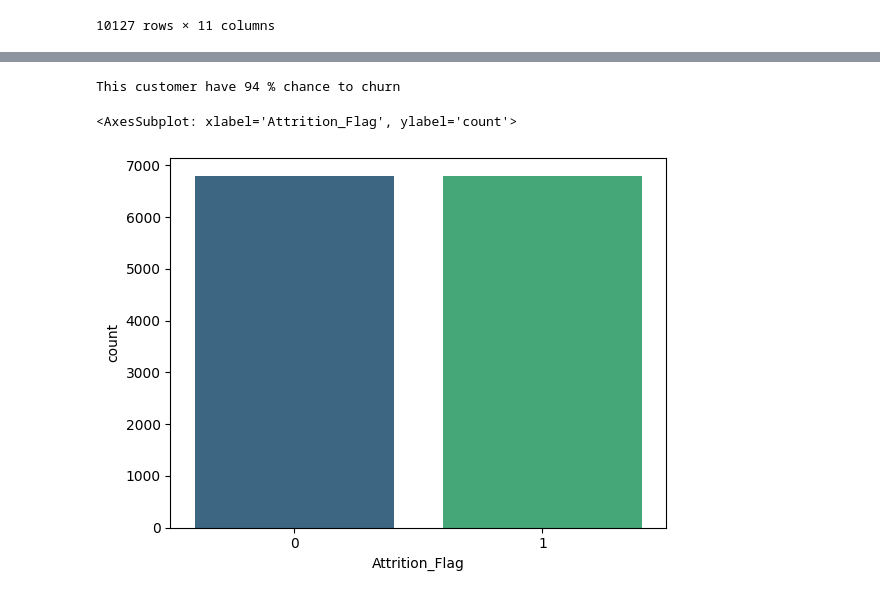
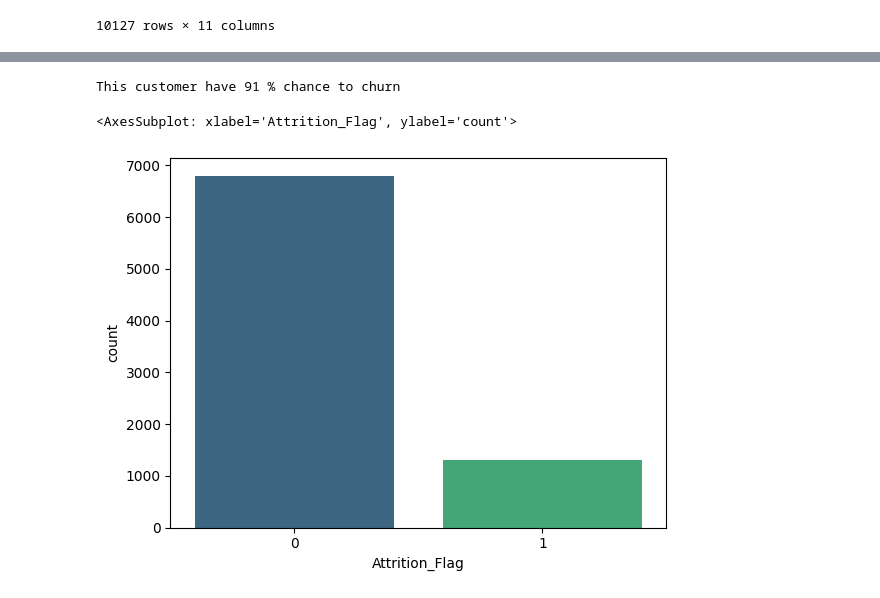
Before and after one commit to Coder-Python/churn-prediction, a Jupyter notebook: 1.ML Sebastien/ML_Classifier_Sebastien.ipynb, the cells around one changed output, grey strips where cells are left out. Cells and saved outputs as stored; diff of their text form; code cells hidden in the pictures.

```diff
--- a/1.ML Sebastien/ML_Classifier_Sebastien.ipynb
+++ b/1.ML Sebastien/ML_Classifier_Sebastien.ipynb
@@ -44,20 +44,14 @@ X
 # eXtreme Gradient Boost Classifier
 from sklearn.model_selection import train_test_split
 from sklearn.metrics import confusion_matrix, classification_report
-from imblearn.over_sampling import RandomOverSampler
 import xgboost as xgb
 
 # Split the data
 X_train, X_test, y_train, y_test = train_test_split(X, y, test_size=0.2, random_state=42)
 
-# Create an instance of RandomOverSampler
-ros = RandomOverSampler(random_state=42)
-
-# Resample the dataset
-X_train_res, y_train_res = ros.fit_resample(X_train, y_train)
-
 # Initializing the xgboost model
 xgb = xgb.XGBClassifier(
+    scale_pos_weight=5.25,
     learning_rate=0.05,
     max_depth=4,
     min_child_weight=1,
@@ -69,7 +63,10 @@ xgb = xgb.XGBClassifier(
 )
 
 # Fitting the model to the training data
-xgb.fit(X_train_res, y_train_res)
+xgb.fit(X_train, y_train)
+
+# Fitting for the tree plotting
+plot = xgb.fit(X_train, y_train)
 
 # Save the model in bin format
 xgb.save_model("xgbmodel.bin")
@@ -120,13 +128,13 @@ user_input = pd.DataFrame([[A, B]], columns=["Total_Trans_Ct", "Total_Trans_Amt"
 prediction = xgb.predict_proba(user_input)
 print("This customer have", round(prediction[0][1]*100),"% chance to churn")
 # %% [output]
-This customer have 94 % chance to churn
+This customer have 91 % chance to churn
 # %%
 import seaborn as sns
 
 # Show the value distribution after upsampling
-sns.countplot(data=X_train_res,x=y_train_res,palette="viridis")
+sns.countplot(data=X_train,x=y_train,palette="viridis")
 # %% [output]
 <AxesSubplot: xlabel='Attrition_Flag', ylabel='count'>
-[figure, old version]
+[figure, new version]
 # %%
```
Also changed, not shown: parts of 3 cells of this notebook, 2 other files.
